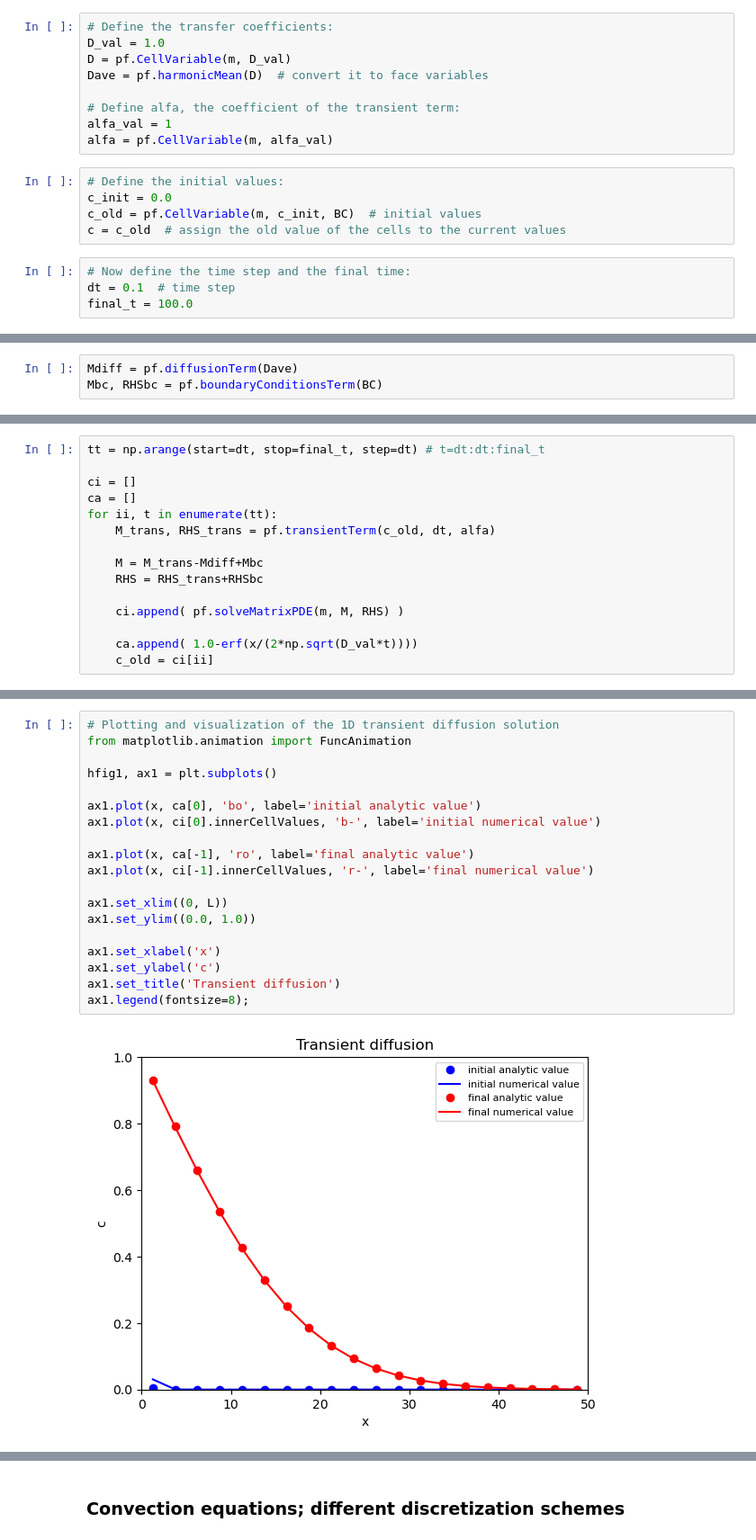
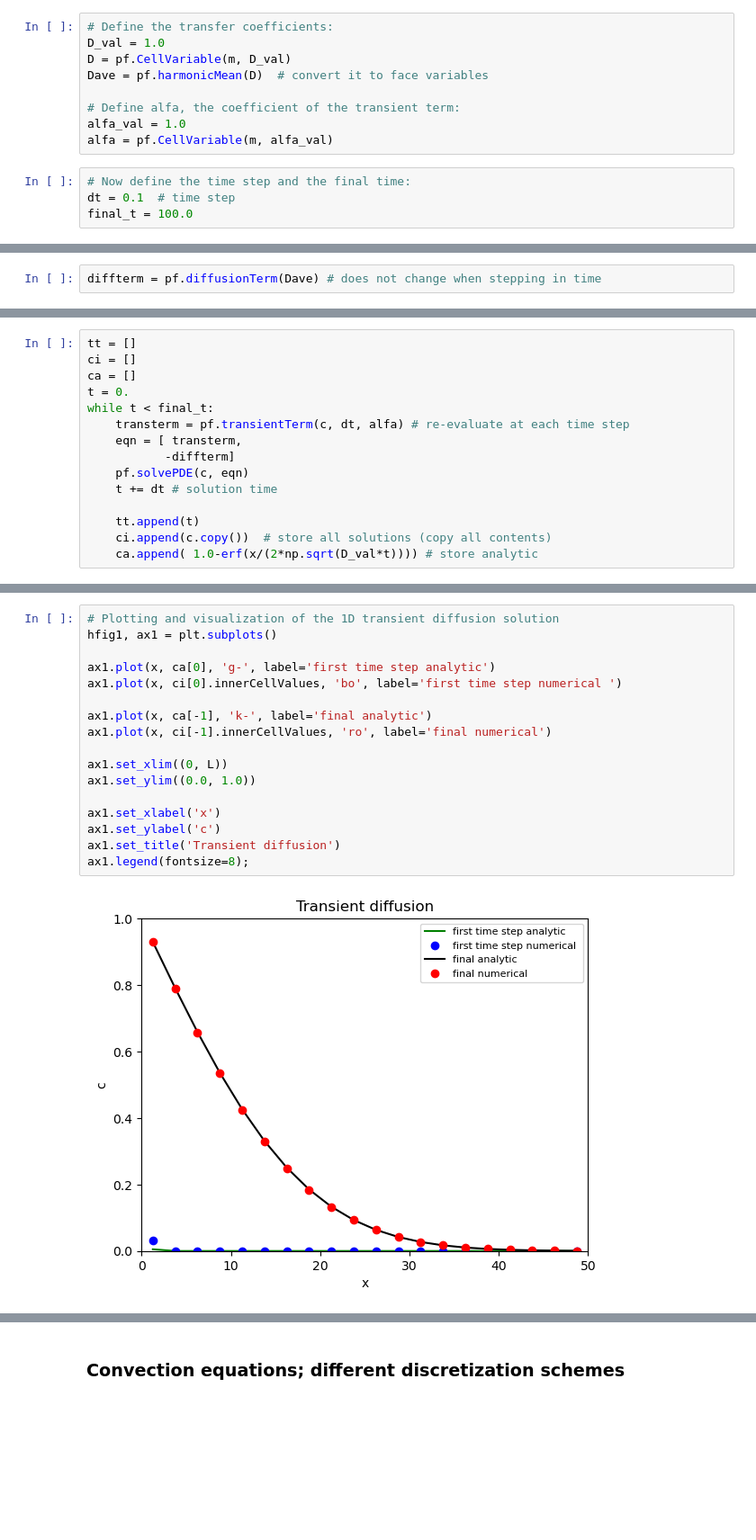
Before and after one commit to FiniteVolumeTransportPhenomena/PyFVTool, a Jupyter notebook: examples-notebooks/PyFVTool-introduction-demo.ipynb, the cells around one changed output, grey strips where cells are left out. Shown: that part at 90% size. Saved outputs shown, nothing was run; the diff lists cells and outputs as text; blank space fills up the shorter version.

```diff
--- a/examples-notebooks/PyFVTool-introduction-demo.ipynb
+++ b/examples-notebooks/PyFVTool-introduction-demo.ipynb
@@ -605,13 +620,8 @@ D = pf.CellVariable(m, D_val)
 Dave = pf.harmonicMean(D)  # convert it to face variables
 
 # Define alfa, the coefficient of the transient term:
-alfa_val = 1
+alfa_val = 1.0
 alfa = pf.CellVariable(m, alfa_val)
-# %%
-# Define the initial values:
-c_init = 0.0
-c_old = pf.CellVariable(m, c_init, BC)  # initial values
-c = c_old  # assign the old value of the cells to the current values
 # %%
 # Now define the time step and the final time:
 dt = 0.1  # time step
@@ -621,4 +631,3 @@ Here, we first define the coefficient matrices that will not change as we progre
 # %%
-Mdiff = pf.diffusionTerm(Dave)
-Mbc, RHSbc = pf.boundaryConditionsTerm(BC)
+diffterm = pf.diffusionTerm(Dave) # does not change when stepping in time
 # %% [markdown]
@@ -629,16 +637,16 @@ from scipy.special import erf
 # %%
-tt = np.arange(start=dt, stop=final_t, step=dt) # t=dt:dt:final_t
-
+tt = []
 ci = []
 ca = []
-for ii, t in enumerate(tt):
-    M_trans, RHS_trans = pf.transientTerm(c_old, dt, alfa)
+t = 0.
+while t < final_t:
+    transterm = pf.transientTerm(c, dt, alfa) # re-evaluate at each time step
+    eqn = [ transterm,
+           -diffterm]
+    pf.solvePDE(c, eqn)
+    t += dt # solution time
 
-    M = M_trans-Mdiff+Mbc
-    RHS = RHS_trans+RHSbc
-
-    ci.append( pf.solveMatrixPDE(m, M, RHS) )
-
-    ca.append( 1.0-erf(x/(2*np.sqrt(D_val*t))))
-    c_old = ci[ii]
+    tt.append(t)
+    ci.append(c.copy())  # store all solutions (copy all contents)
+    ca.append( 1.0-erf(x/(2*np.sqrt(D_val*t)))) # store analytic
 # %%
@@ -653,23 +661,21 @@ plt.legend(fontsize=12, loc='best');
 [figure]
 # %%
 # Plotting and visualization of the 1D transient diffusion solution
-from matplotlib.animation import FuncAnimation
-
 hfig1, ax1 = plt.subplots()
 
-ax1.plot(x, ca[0], 'bo', label='initial analytic value')
-ax1.plot(x, ci[0].innerCellValues, 'b-', label='initial numerical value')
+ax1.plot(x, ca[0], 'g-', label='first time step analytic')
+ax1.plot(x, ci[0].innerCellValues, 'bo', label='first time step numerical ')
 
-ax1.plot(x, ca[-1], 'ro', label='final analytic value')
-ax1.plot(x, ci[-1].innerCellValues, 'r-', label='final numerical value')
+ax1.plot(x, ca[-1], 'k-', label='final analytic')
+ax1.plot(x, ci[-1].innerCellValues, 'ro', label='final numerical')
 
 ax1.set_xlim((0, L))
 ax1.set_ylim((0.0, 1.0))
 
 ax1.set_xlabel('x')
 ax1.set_ylabel('c')
 ax1.set_title('Transient diffusion')
 ax1.legend(fontsize=8);
 # %% [output]
-[figure, old version]
+[figure, new version]
 # %% [raw]
```
Also changed, not shown: parts of 21 cells of this notebook.
